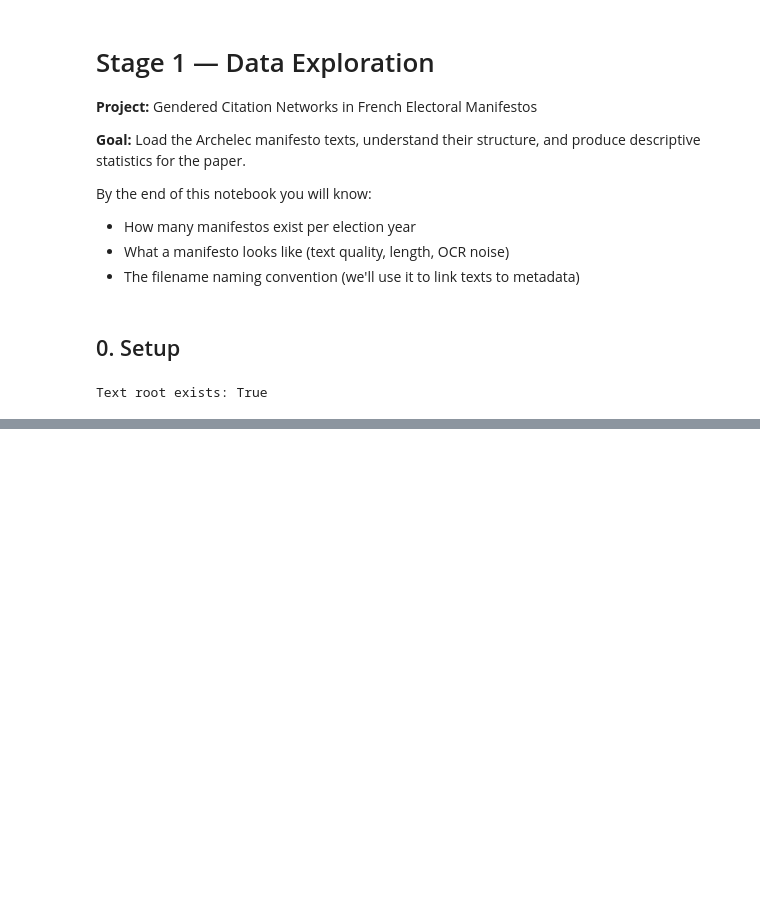
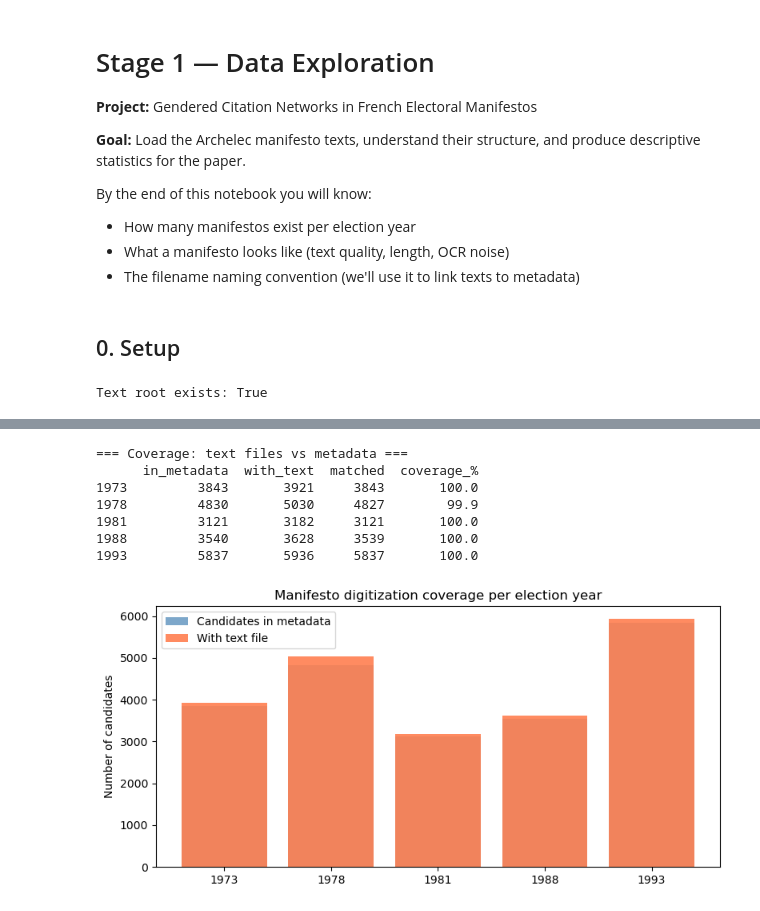
Before and after one commit to AnahiRM/NER_gender, a Jupyter notebook: notebooks/01_data_exploration.ipynb, the cells around one changed output, grey strips where cells are left out. Cells and saved outputs as stored; diff of their text form; code cells hidden in the pictures; blank space fills up the shorter version.

```diff
--- a/notebooks/01_data_exploration.ipynb
+++ b/notebooks/01_data_exploration.ipynb
@@ -186,12 +204,11 @@ Ou bien vous soutenez un candidat de la majorité, et vous reconduisez les même
 # %%
 def ocr_noise_score(text):
-    """Ratio of non-letter, non-space characters — proxy for OCR noise."""
     if len(text) == 0:
         return 0
     noise = sum(1 for c in text if not c.isalpha() and not c.isspace())
     return noise / len(text)
 
-df_manifestos["ocr_noise"] = df_manifestos["full_text"].apply(ocr_noise_score)
+df_manifestos["ocr_noise"] = df_manifestos["text"].apply(ocr_noise_score)
 
 print("OCR noise score by year (lower = cleaner):")
 print(df_manifestos.groupby("year")["ocr_noise"].mean().round(3))
@@ -270,0 +221,37 @@ By the end of this notebook you should have:
+# %%
+# Candidates in metadata for our 5 years
+meta_counts = df_meta_leg.groupby("year").size().rename("in_metadata")
+
+# Candidates with text files
+text_counts = df_manifestos.groupby("year").size().rename("with_text")
+
+# Matched (have both text and metadata)
+matched_counts = df[df["titulaire-sexe"].notna()].groupby("year_x").size().rename("matched")
+
+coverage = pd.concat([meta_counts, text_counts, matched_counts], axis=1)
+coverage["coverage_%"] = (coverage["matched"] / coverage["in_metadata"] * 100).round(1)
+
+print("=== Coverage: text files vs metadata ===")
+print(coverage)
+
+fig, ax = plt.subplots(figsize=(8, 4))
+x = range(len(coverage))
+ax.bar(x, coverage["in_metadata"], label="Candidates in metadata", color="steelblue", alpha=0.7)
+ax.bar(x, coverage["with_text"], label="With text file", color="coral", alpha=0.9)
+ax.set_xticks(x)
+ax.set_xticklabels(coverage.index)
+ax.set_title("Manifesto digitization coverage per election year")
+ax.set_ylabel("Number of candidates")
+ax.legend()
+plt.tight_layout()
+plt.savefig(PROJECT_ROOT / "notebooks" / "fig_coverage.png", dpi=150)
+plt.show()
+# %% [output]
+=== Coverage: text files vs metadata ===
+      in_metadata  with_text  matched  coverage_%
+1973         3843       3921     3843       100.0
+1978         4830       5030     4827        99.9
+1981         3121       3182     3121       100.0
+1988         3540       3628     3539       100.0
+1993         5837       5936     5837       100.0
+[figure, added]
```
Also changed, not shown: parts of 23 cells of this notebook, 8 other files.
